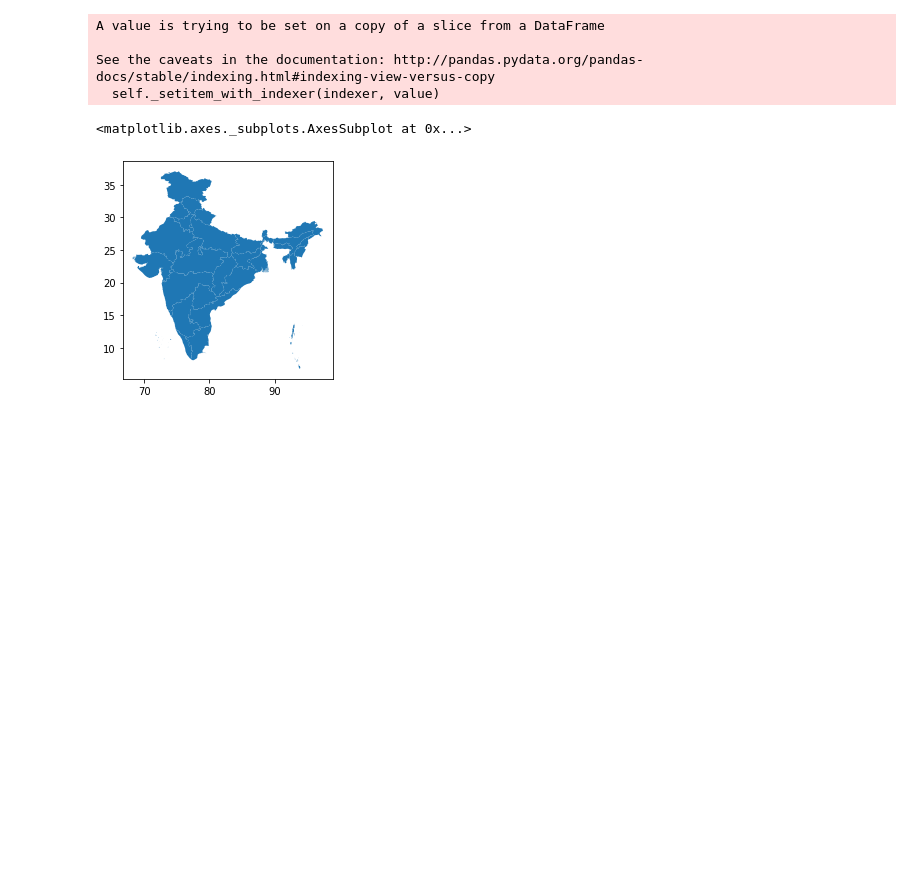
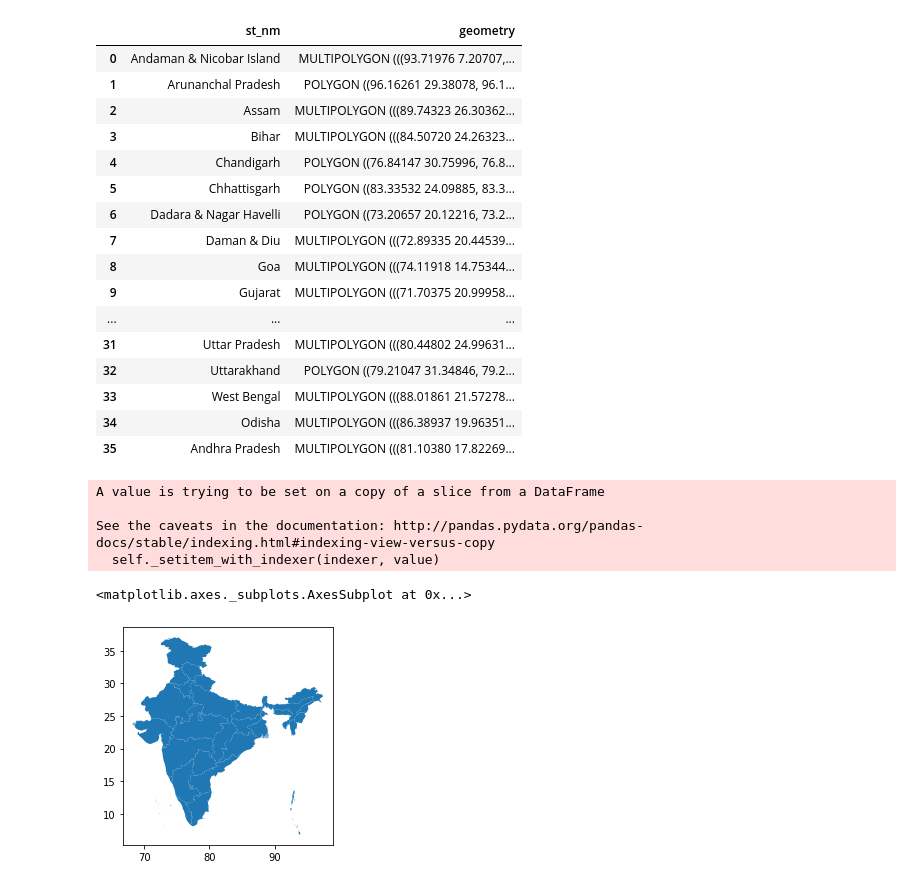
Before and after one commit to AKshay926/Covid19India, a Jupyter notebook: CountryMap_India.ipynb, the cells around one changed output. Cells and saved outputs as stored; diff of their text form; code cells hidden in the pictures; blank space fills up the shorter version.

```diff
--- a/CountryMap_India.ipynb
+++ b/CountryMap_India.ipynb
@@ -20,7 +21,28 @@ df.head()
 # %%
+#loading the shapefiles to generate the map of India
 fp = "Igismap/Indian_States.shp"
 map_df = gpd.read_file(fp)
-#map_df
+
+#inspecting the shape files
+map_df
+# %% [output]
+|  | st_nm | geometry |
+| 0 | Andaman & Nicobar Island | MULTIPOLYGON (((93.71976 7.20707,... |
+| 1 | Arunanchal Pradesh | POLYGON ((96.16261 29.38078, 96.1... |
+| 2 | Assam | MULTIPOLYGON (((89.74323 26.30362... |
+| 3 | Bihar | MULTIPOLYGON (((84.50720 24.26323... |
+| 4 | Chandigarh | POLYGON ((76.84147 30.75996, 76.8... |
+| 5 | Chhattisgarh | POLYGON ((83.33532 24.09885, 83.3... |
+| 6 | Dadara & Nagar Havelli | POLYGON ((73.20657 20.12216, 73.2... |
+| 7 | Daman & Diu | MULTIPOLYGON (((72.89335 20.44539... |
+| 8 | Goa | MULTIPOLYGON (((74.11918 14.75344... |
+| 9 | Gujarat | MULTIPOLYGON (((71.70375 20.99958... |
+| ... | ... | ... |
+| 31 | Uttar Pradesh | MULTIPOLYGON (((80.44802 24.99631... |
+| 32 | Uttarakhand | POLYGON ((79.21047 31.34846, 79.2... |
+| 33 | West Bengal | MULTIPOLYGON (((88.01861 21.57278... |
+| 34 | Odisha | MULTIPOLYGON (((86.38937 19.96351... |
+| 35 | Andhra Pradesh | MULTIPOLYGON (((81.10380 17.82269... |
 # %%
 # change state name to match in both files -- I manually checked few
 map_df['st_nm'].iloc[0]  = 'Andaman and Nicobar Islands'
```
Also changed, not shown: parts of 4 cells of this notebook.
